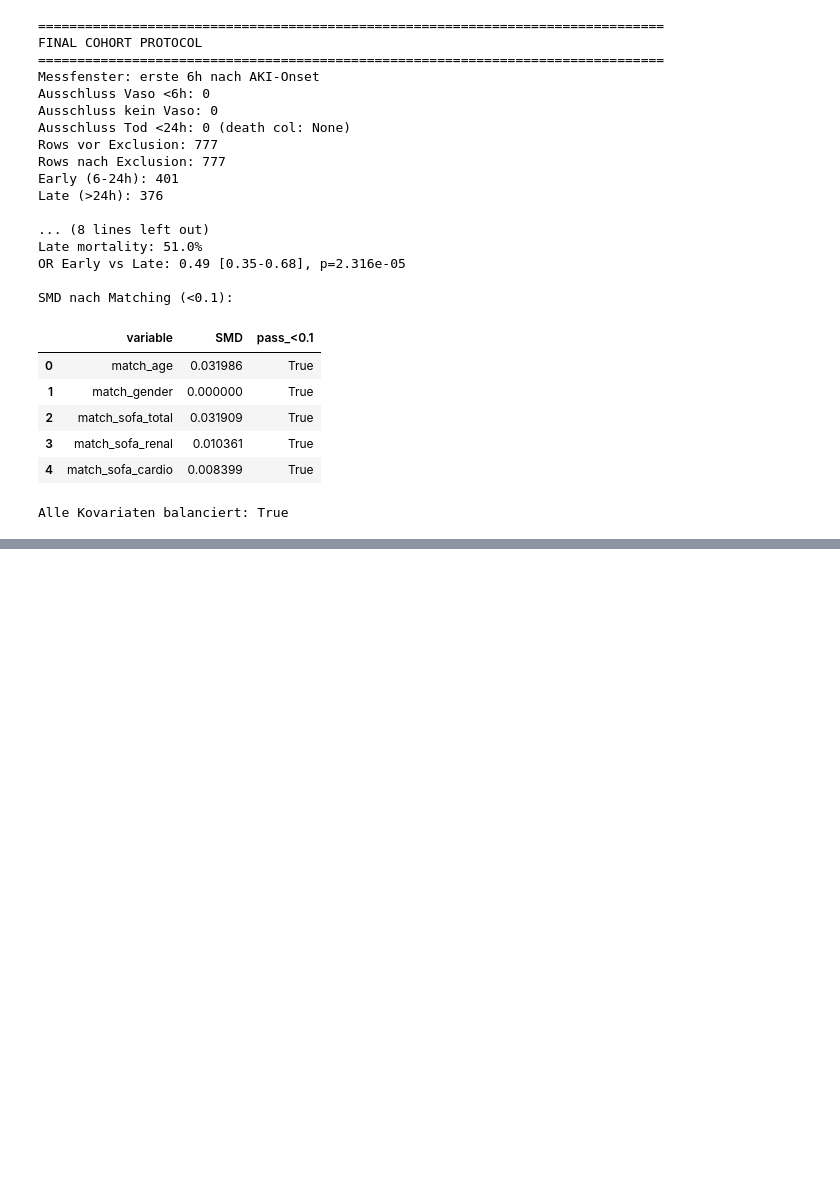
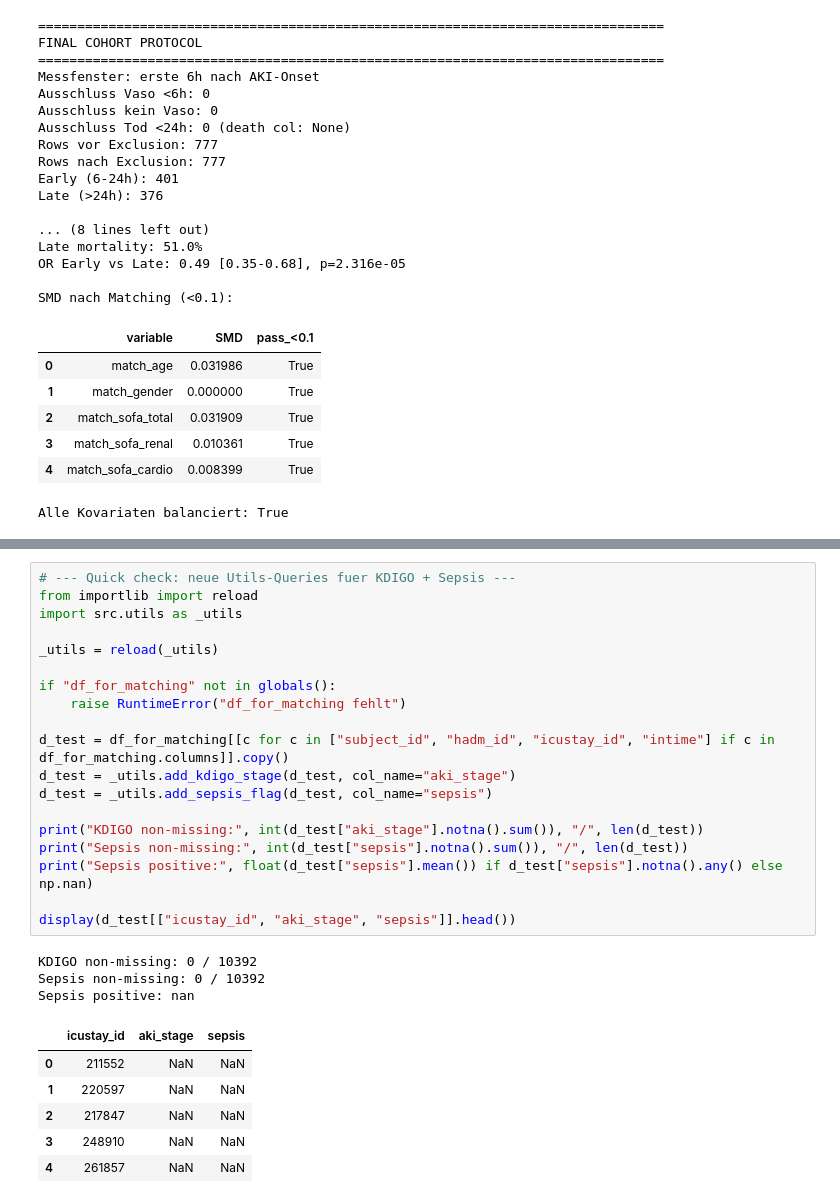
Before and after one commit to SimonKossack/mimiciii-BioMedicalProject, a Jupyter notebook: report_abgabe/nieren/07_saps2_presentation_only.ipynb, the cells around one changed output, grey strips where cells are left out. Drawn from its saved outputs; the diff is of its cells as text; blank space fills up the shorter version.

```diff
--- a/report_abgabe/nieren/07_saps2_presentation_only.ipynb
+++ b/report_abgabe/nieren/07_saps2_presentation_only.ipynb
@@ -6271,0 +6984,29 @@ Alle Kovariaten balanciert: True
+# %%
+# --- Quick check: neue Utils-Queries fuer KDIGO + Sepsis ---
+from importlib import reload
+import src.utils as _utils
+
+_utils = reload(_utils)
+
+if "df_for_matching" not in globals():
+    raise RuntimeError("df_for_matching fehlt")
+
+d_test = df_for_matching[[c for c in ["subject_id", "hadm_id", "icustay_id", "intime"] if c in df_for_matching.columns]].copy()
+d_test = _utils.add_kdigo_stage(d_test, col_name="aki_stage")
+d_test = _utils.add_sepsis_flag(d_test, col_name="sepsis")
+
+print("KDIGO non-missing:", int(d_test["aki_stage"].notna().sum()), "/", len(d_test))
+print("Sepsis non-missing:", int(d_test["sepsis"].notna().sum()), "/", len(d_test))
+print("Sepsis positive:", float(d_test["sepsis"].mean()) if d_test["sepsis"].notna().any() else np.nan)
+
+display(d_test[["icustay_id", "aki_stage", "sepsis"]].head())
+# %% [output]
+KDIGO non-missing: 0 / 10392
+Sepsis non-missing: 0 / 10392
+Sepsis positive: nan
+|  | icustay_id | aki_stage | sepsis |
+| 0 | 211552 | NaN | NaN |
+| 1 | 220597 | NaN | NaN |
+| 2 | 217847 | NaN | NaN |
+| 3 | 248910 | NaN | NaN |
+| 4 | 261857 | NaN | NaN |
```
Also changed, not shown: parts of 11 cells of this notebook, 4 other files.
